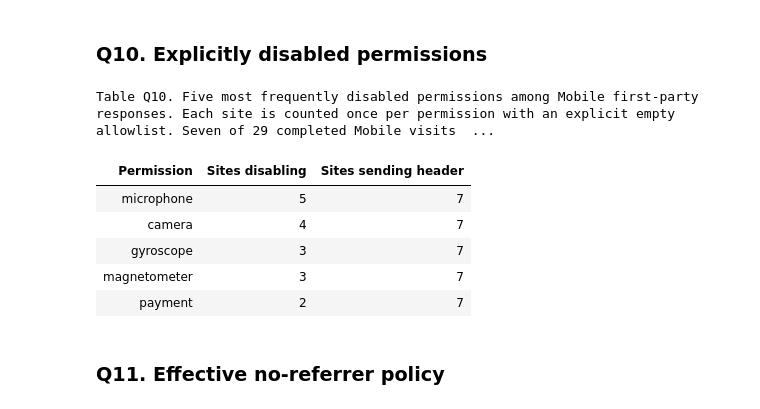
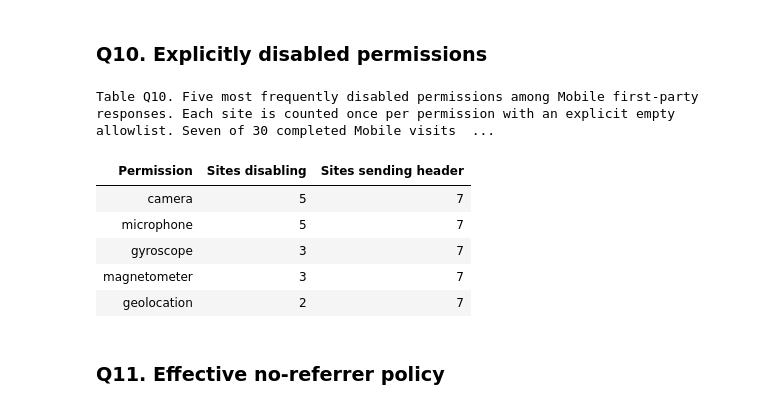
Before and after one commit to sohail-baig/Web-Privacy-Measurement, a Jupyter notebook: report.ipynb, the cells around one changed output. Cells and saved outputs as stored; diff of their text form; code cells hidden in the pictures.

```diff
--- a/report.ipynb
+++ b/report.ipynb
@@ -294,15 +293,15 @@ Table Q9. Website–domain pairs with a received response from a domain flagged
 # %% [markdown]
 ### Q10. Explicitly disabled permissions
 # %%
-show_table('q10', 'Q10', 'Five most frequently disabled permissions among Mobile first-party responses. Each site is counted once per permission with an explicit empty allowlist. Seven of 29 completed Mobile visits received a first-party Permissions-Policy header.', kind='table', detail=['Permission', 'Sites disabling', 'Sites sending header'])
+show_table('q10', 'Q10', 'Five most frequently disabled permissions among Mobile first-party responses. Each site is counted once per permission with an explicit empty allowlist. Seven of 30 completed Mobile visits received a first-party Permissions-Policy header.', kind='table', detail=['Permission', 'Sites disabling', 'Sites sending header'])
 # %% [output]
-Table Q10. Five most frequently disabled permissions among Mobile first-party responses. Each site is counted once per permission with an explicit empty allowlist. Seven of 29 completed Mobile visits  ...
+Table Q10. Five most frequently disabled permissions among Mobile first-party responses. Each site is counted once per permission with an explicit empty allowlist. Seven of 30 completed Mobile visits  ...
 | Permission | Sites disabling | Sites sending header |
+| camera | 5 | 7 |
 | microphone | 5 | 7 |
-| camera | 4 | 7 |
 | gyroscope | 3 | 7 |
 | magnetometer | 3 | 7 |
-| payment | 2 | 7 |
+| geolocation | 2 | 7 |
 # %% [markdown]
 ### Q11. Effective no-referrer policy
 # %%
```
Also changed, not shown: parts of 18 cells of this notebook.
